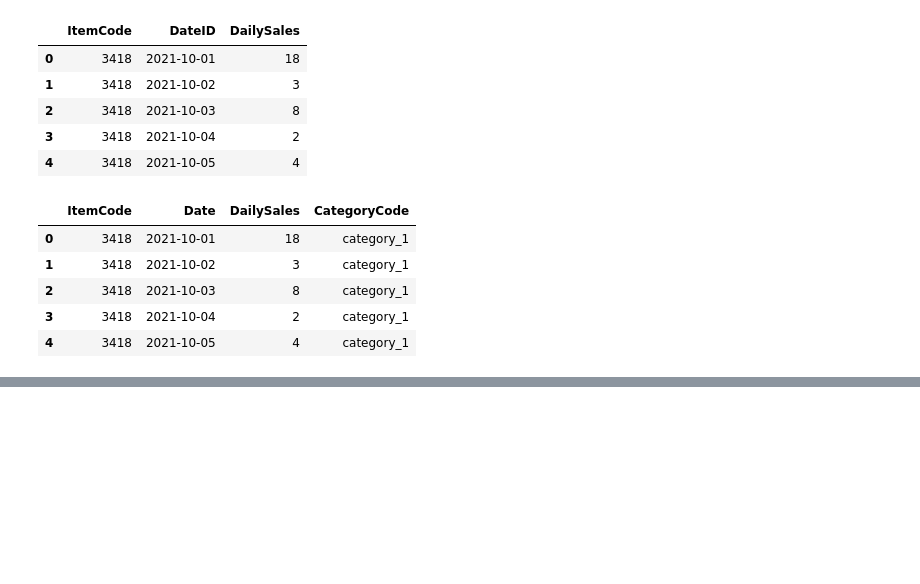
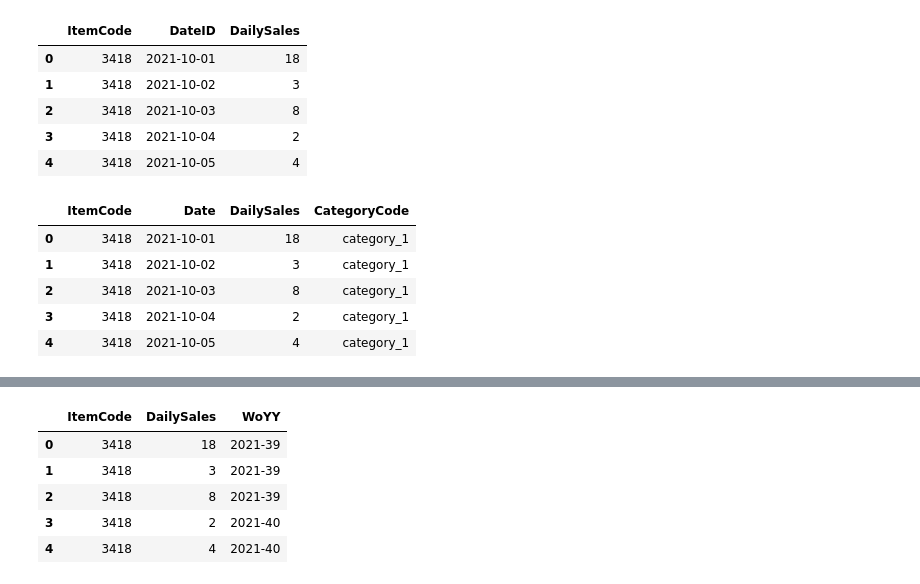
Before and after one commit to BoTZ-TND/DataStorm-2022, a Jupyter notebook: notebooks/data_prep.ipynb, the cells around one changed output, grey strips where cells are left out. Saved outputs shown, nothing was run; the diff lists cells and outputs as text; code cells hidden in the pictures; blank space fills up the shorter version.

```diff
--- a/notebooks/data_prep.ipynb
+++ b/notebooks/data_prep.ipynb
@@ -65,0 +103,10 @@ res_df.to_csv('../data/train_dataV3.csv')
+# %%
+df3 = df2.loc[:, ['ItemCode', 'DailySales', 'WoYY']]
+df3.head()
+# %% [output]
+|  | ItemCode | DailySales | WoYY |
+| 0 | 3418 | 18 | 2021-39 |
+| 1 | 3418 | 3 | 2021-39 |
+| 2 | 3418 | 8 | 2021-39 |
+| 3 | 3418 | 2 | 2021-40 |
+| 4 | 3418 | 4 | 2021-40 |
```
Also changed, not shown: parts of 11 cells of this notebook, 1 other file.
